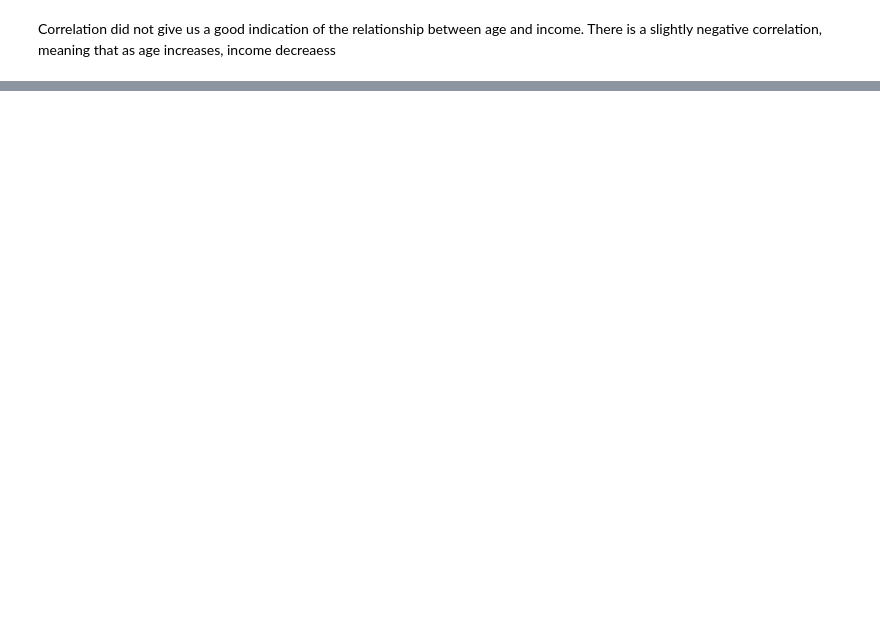
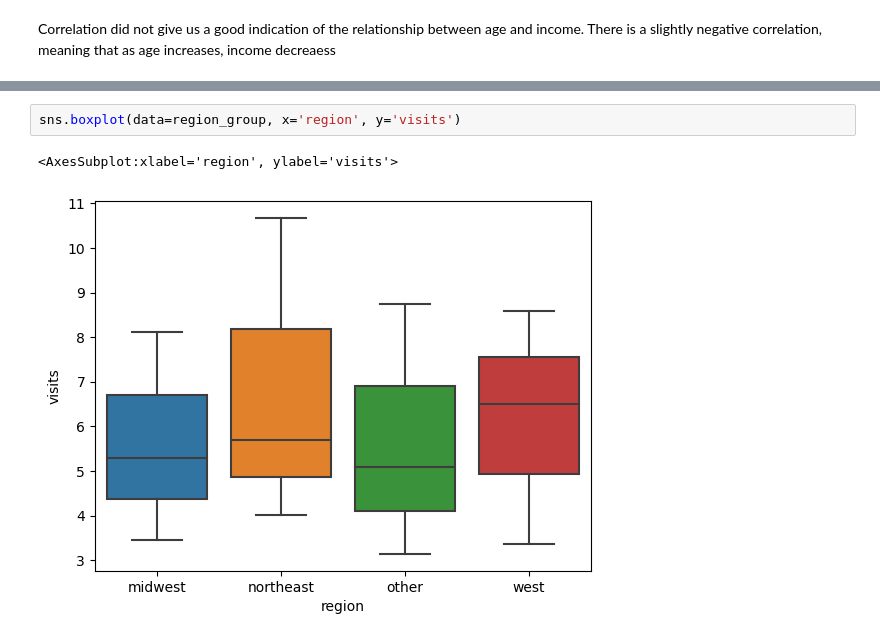
Before and after one commit to mobeloper/AIMLCaltechBootcamp, a Jupyter notebook: DataScience/Incremental_Capstone_Ebook_Dec/incremental_capstone.ipynb, the cells around one changed output, grey strips where cells are left out. Cells and saved outputs as stored; diff of their text form; blank space fills up the shorter version.

```diff
--- a/DataScience/Incremental_Capstone_Ebook_Dec/incremental_capstone.ipynb
+++ b/DataScience/Incremental_Capstone_Ebook_Dec/incremental_capstone.ipynb
@@ -168,0 +507,5 @@ sns.regplot(data=df, x='age', y='income')
+# %%
+sns.boxplot(data=region_group, x='region', y='visits')
+# %% [output]
+<AxesSubplot:xlabel='region', ylabel='visits'>
+[figure, added]
```
Also changed, not shown: parts of 50 cells of this notebook, 1 other file.
